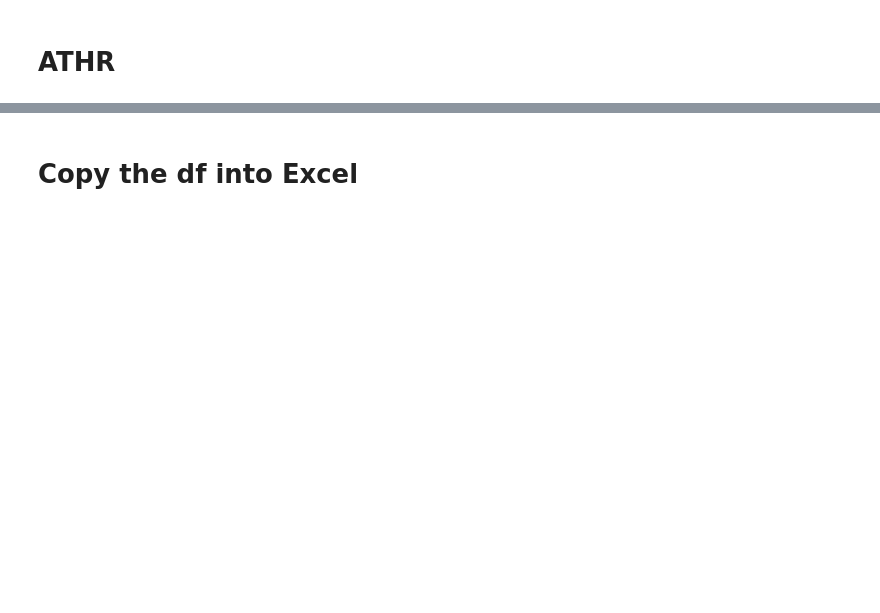
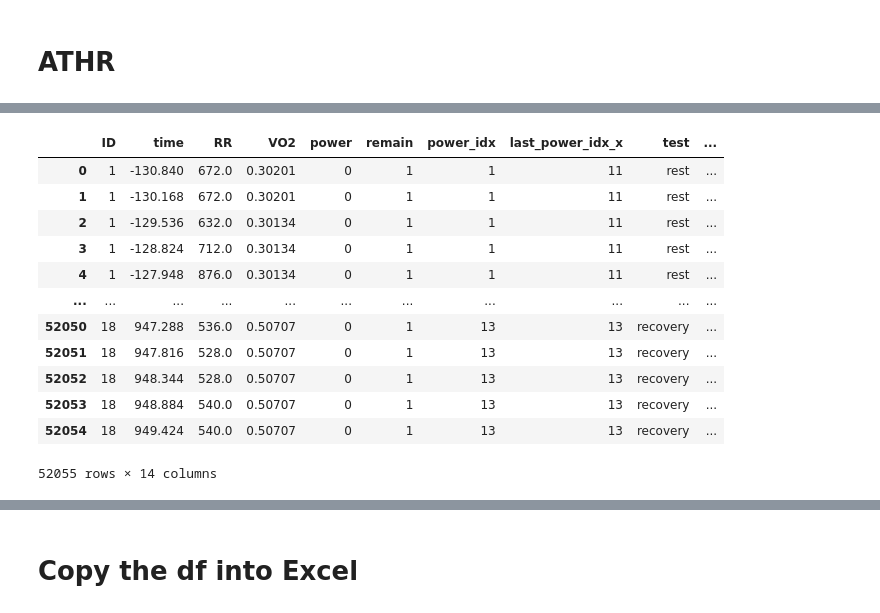
Before and after one commit to garinemanasa/Cardiorespiratory-_fitness, a Jupyter notebook: Cardiodatacleaning.ipynb, the cells around one changed output, grey strips where cells are left out. Cells and saved outputs as stored; diff of their text form; code cells hidden in the pictures; blank space fills up the shorter version.

```diff
--- a/Cardiodatacleaning.ipynb
+++ b/Cardiodatacleaning.ipynb
@@ -411,15 +372,0 @@ Name: HR, dtype: object
-# %%
-# calculate HR max and HRR
-ecg_data['power_idx'] = (ecg_data['power'] != ecg_data['power'].shift()).cumsum()
-max_data = ecg_data.groupby(['ID', 'power_idx']).agg(
-    HRmax=('HR', 'max'),
-    VO2max_abs=('VO2', 'max'),
-    powermax=('power', 'max')
-).groupby(['ID']).agg(
-    HRmax=('HRmax', 'max'),
-    VO2max_abs=('VO2max_abs', 'max'),
-    powermax=('powermax', 'max')
-)
-
-
-max_data
@@ -783,0 +473,30 @@ merged_df
+# %%
+#Changing the dtype to float for round of
+ecg_data[['HR','HR_mean']] = ecg_data[['HR','HR_mean']].astype(float)
+# %%
+#Round of decimal value 2
+cols = ['HR','HR_mean']
+ecg_data[cols] = round(ecg_data[cols],2)
+
+
+ecg_data['time_rest']=round(ecg_data['time_rest'],3)
+ecg_data
+
+
+cols = ['VO2','VO2_mean']
+ecg_data[cols] = round(ecg_data[cols],5)
+ecg_data
+# %% [output]
+|  | ID | time | RR | VO2 | power | remain | power_idx | last_power_idx_x | test | ... |
+| 0 | 1 | -130.840 | 672.0 | 0.30201 | 0 | 1 | 1 | 11 | rest | ... |
+| 1 | 1 | -130.168 | 672.0 | 0.30201 | 0 | 1 | 1 | 11 | rest | ... |
+| 2 | 1 | -129.536 | 632.0 | 0.30134 | 0 | 1 | 1 | 11 | rest | ... |
+| 3 | 1 | -128.824 | 712.0 | 0.30134 | 0 | 1 | 1 | 11 | rest | ... |
+| 4 | 1 | -127.948 | 876.0 | 0.30134 | 0 | 1 | 1 | 11 | rest | ... |
+| ... | ... | ... | ... | ... | ... | ... | ... | ... | ... | ... |
+| 52050 | 18 | 947.288 | 536.0 | 0.50707 | 0 | 1 | 13 | 13 | recovery | ... |
+| 52051 | 18 | 947.816 | 528.0 | 0.50707 | 0 | 1 | 13 | 13 | recovery | ... |
+| 52052 | 18 | 948.344 | 528.0 | 0.50707 | 0 | 1 | 13 | 13 | recovery | ... |
+| 52053 | 18 | 948.884 | 540.0 | 0.50707 | 0 | 1 | 13 | 13 | recovery | ... |
+| 52054 | 18 | 949.424 | 540.0 | 0.50707 | 0 | 1 | 13 | 13 | recovery | ... |
+52055 rows × 14 columns
```
Also changed, not shown: parts of 53 cells of this notebook, 4 other files.
